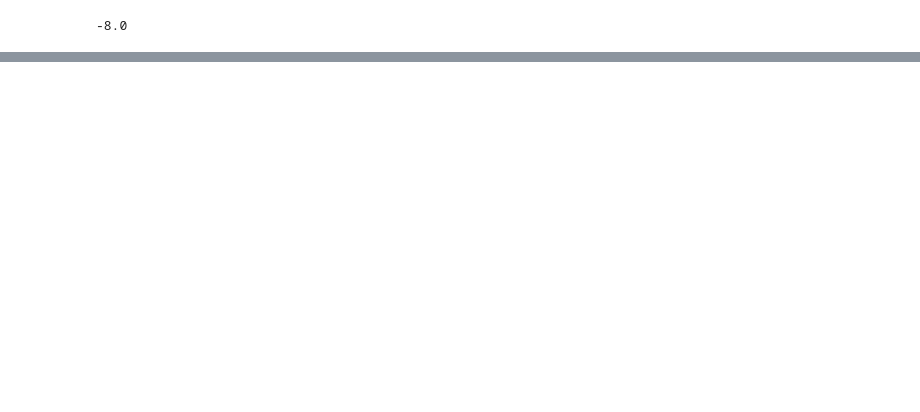
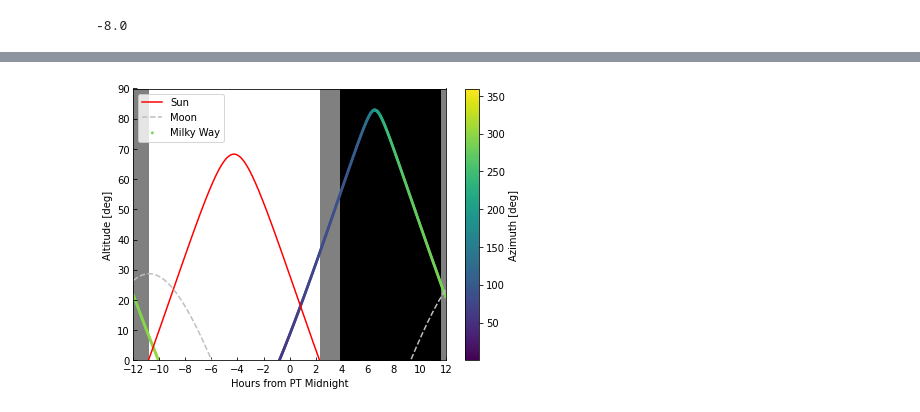
Before and after one commit to amrutajaodand/Astro-toolkit, a Jupyter notebook: Rise_set_calculator.ipynb, the cells around one changed output, grey strips where cells are left out. Drawn from its saved outputs; the diff is of its cells as text; code cells hidden in the pictures; blank space fills up the shorter version.

```diff
--- a/Rise_set_calculator.ipynb
+++ b/Rise_set_calculator.ipynb
@@ -69,0 +94,33 @@ print(hr_offset)
+# %%
+delta_midnight = np.linspace(-12, 12, 1000)*u.hour
+times_Apr13_to_14 = midnight + delta_midnight
+frame_Apr13_to_14 = AltAz(obstime=times_Apr13_to_14, location=Joshua_tree)
+sunaltazs_Apr13_to_14 = get_sun(times_Apr13_to_14).transform_to(frame_Apr13_to_14)
+# %%
+moon_Apr13_to_14 = get_moon(times_Apr13_to_14)
+moonaltazs_Apr13_to_14 = moon_Apr13_to_14.transform_to(frame_Apr13_to_14)
+# %%
+plt.plot(delta_midnight, sunaltazs_Apr13_to_14.alt, color='r', label='Sun')
+plt.plot(delta_midnight, moonaltazs_Apr13_to_14.alt, color=[0.75]*3, ls='--', label='Moon')
+
+plt.scatter(delta_midnight, source_altazs_Apr14night.alt,
+            c=source_altazs_Apr14night.az, label='Milky Way', lw=0, s=8,
+            cmap='viridis')
+
+plt.fill_between(delta_midnight.value, 0, 90,
+                sunaltazs_Apr13_to_14.alt.value<0, color='0.5', zorder=0)
+plt.fill_between(delta_midnight.value, 0, 90,
+                 sunaltazs_Apr13_to_14.alt.value<-18, color='k', zorder=0)
+
+plt.colorbar().set_label('Azimuth [deg]')
+plt.xlabel('Hours from PT Midnight')
+plt.ylabel('Altitude [deg]')
+plt.tick_params(axis="both",direction="in")
+plt.xlim(-12, 12)
+plt.xticks((np.arange(13)*2-12))
+plt.ylim(0, 90)
+plt.legend(loc='upper left')
+plt.gcf().set_size_inches(7,5)
+plt.show()
+# %% [output]
+[figure, added]
```
Also changed, not shown: parts of 8 cells of this notebook.
